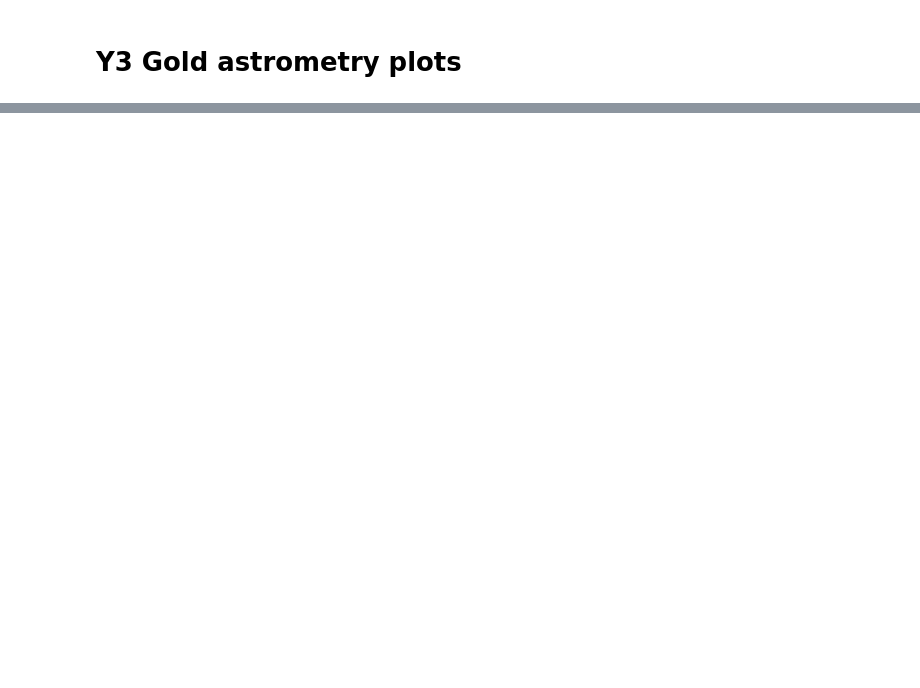
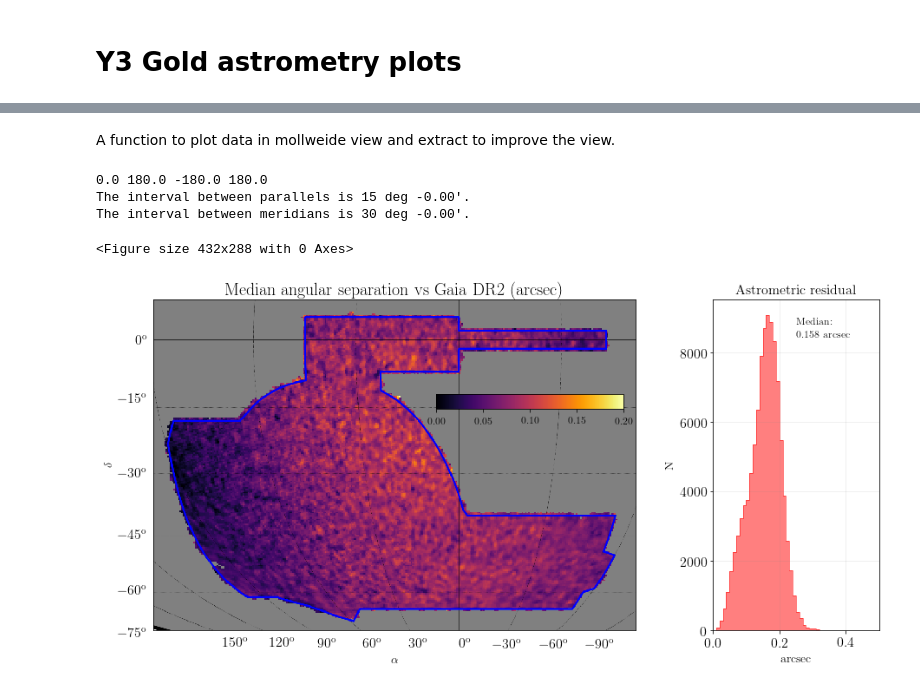
Before and after one commit to nsevilla/y3gold-paper, a Jupyter notebook: y3gold_astrometry.ipynb, the cells around one changed output, grey strips where cells are left out. Saved outputs shown, nothing was run; the diff lists cells and outputs as text; code cells hidden in the pictures; blank space fills up the shorter version.

```diff
--- a/y3gold_astrometry.ipynb
+++ b/y3gold_astrometry.ipynb
@@ -68,0 +68,27 @@ plt.savefig(figsdir+'y3gold_astrometry_residuals.png')
+# %%
+%matplotlib inline
+import healpy as hp
+import numpy as np
+import matplotlib as mpl
+import matplotlib.pyplot as plt
+import astropy.io.fits as fits
+import matplotlib.image as mpimg
+from matplotlib import rc
+from matplotlib.colors import LogNorm
+import matplotlib.gridspec as gridspec
+plt.rc('font',**{'family':'serif','serif':['Helvetica'], 'size': 12})
+mpl.rcParams['legend.numpoints'] = 1
+plt.rc('text', usetex=True)
+plt.rcParams['axes.labelsize'] = 14
+plt.rcParams['axes.titlesize'] = 20
+plt.rcParams['xtick.labelsize'] = 16
+plt.rcParams['ytick.labelsize'] = 16
+plt.rcParams['lines.linewidth'] = 3
+cmap = mpl.cm.get_cmap("inferno")
+cmap.set_under('darkgray')
+cmap.set_bad('darkgray')
+
+# we will use the residual maps from Alex and William
+# https://cdcvs.fnal.gov/redmine/projects/des-y3/wiki/Y3A2_Comparison_to_Gaia_DR2
+# %% [markdown]
+A function to plot data in mollweide view and extract to improve the view.
@@ -68,0 +156,10 @@ plt.savefig(figsdir+'y3gold_astrometry_residuals.png')
+# %%
+HPX = fits.open("data/median_angsep_old.fits.gz", memmap=True)[1].data.field('I').ravel()
+# %%
+plot_moll_cut(HPX, 'Median\ angular\ separation\ vs\ Gaia\ DR2\ (arcsec)', 'angsep')
+# %% [output]
+0.0 180.0 -180.0 180.0
+The interval between parallels is 15 deg -0.00'.
+The interval between meridians is 30 deg -0.00'.
+<Figure size 432x288 with 0 Axes>
+[figure, added]
```
Also changed, not shown: parts of 5 cells of this notebook, 9 other files.
